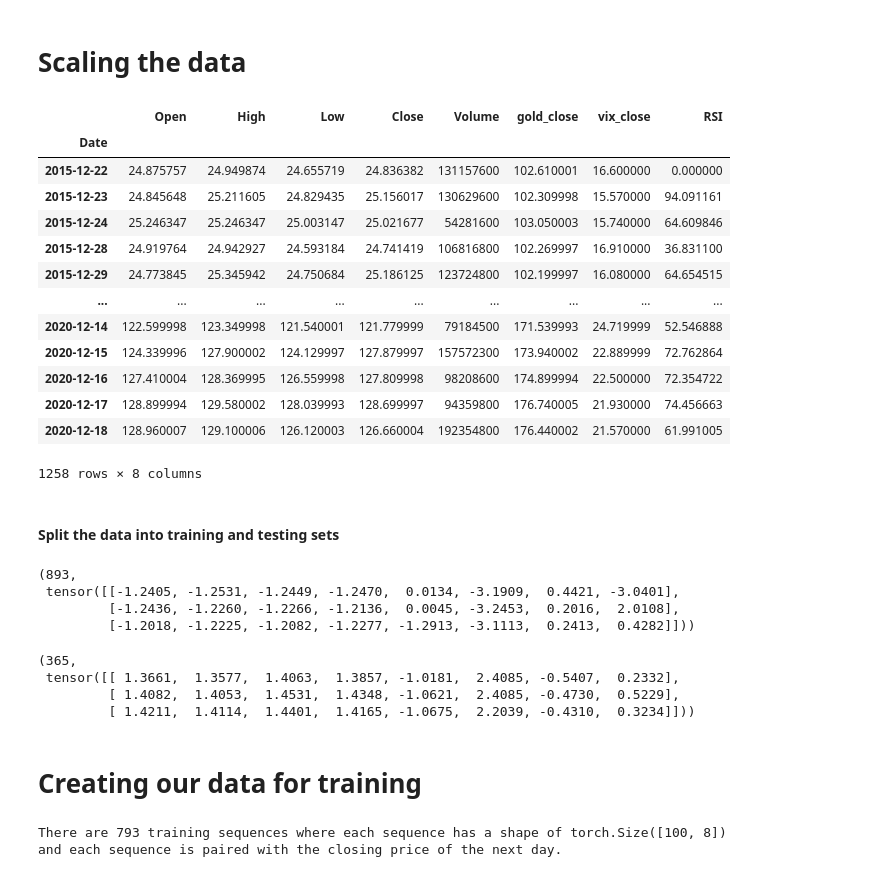
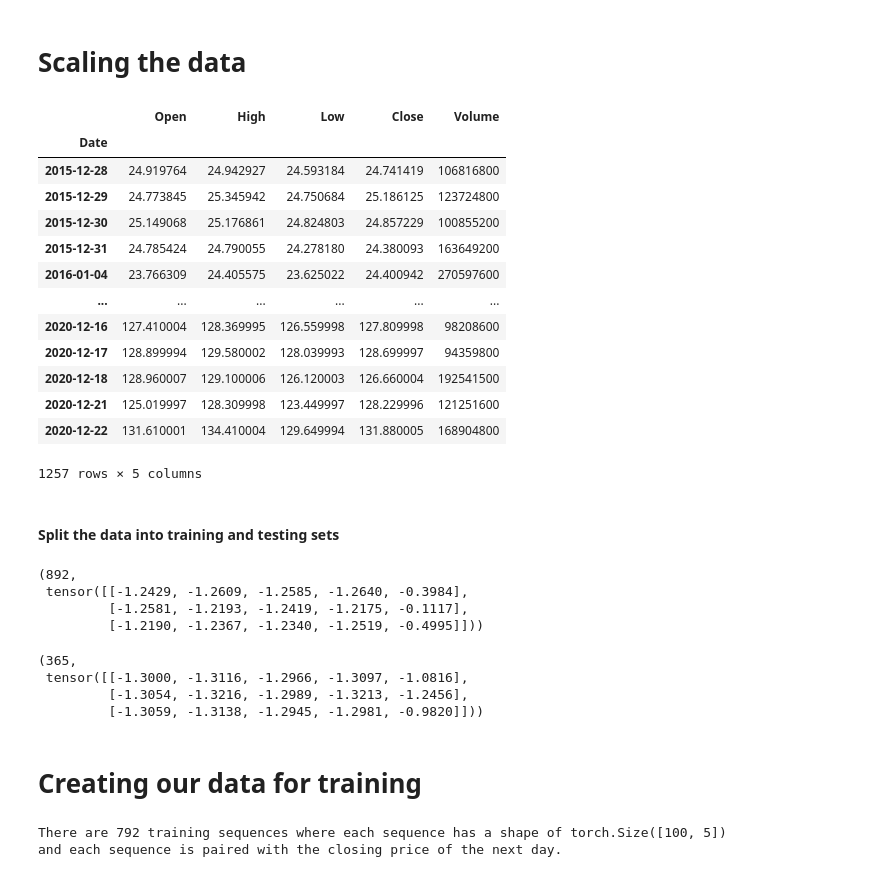
Before and after one commit to eytanohana/LSTM-for-stock-price-prediction, a Jupyter notebook: LSTM_Price_predictions.ipynb, the cells around one changed output. Cells and saved outputs as stored; diff of their text form; code cells hidden in the pictures.

```diff
--- a/LSTM_Price_predictions.ipynb
+++ b/LSTM_Price_predictions.ipynb
@@ -233,25 +233,25 @@ plt.show()
 # %% [markdown]
 # Scaling the data
 # %%
-desired_columns = ['Open', 'High', 'Low', 'Close', 'Volume', 'gold_close', 'vix_close', 'RSI']
+desired_columns = ['Open', 'High', 'Low', 'Close', 'Volume'] #, 'gold_close', 'vix_close', 'RSI']
 close_idx = desired_columns.index('Close')
 apple = apple[desired_columns]
 apple
 # %% [output]
-|  | Open | High | Low | Close | Volume | gold_close | vix_close | RSI |
-| Date |  |  |  |  |  |  |  |  |
-| 2015-12-22 | 24.875757 | 24.949874 | 24.655719 | 24.836382 | 131157600 | 102.610001 | 16.600000 | 0.000000 |
-| 2015-12-23 | 24.845648 | 25.211605 | 24.829435 | 25.156017 | 130629600 | 102.309998 | 15.570000 | 94.091161 |
-| 2015-12-24 | 25.246347 | 25.246347 | 25.003147 | 25.021677 | 54281600 | 103.050003 | 15.740000 | 64.609846 |
-| 2015-12-28 | 24.919764 | 24.942927 | 24.593184 | 24.741419 | 106816800 | 102.269997 | 16.910000 | 36.831100 |
-| 2015-12-29 | 24.773845 | 25.345942 | 24.750684 | 25.186125 | 123724800 | 102.199997 | 16.080000 | 64.654515 |
-| ... | ... | ... | ... | ... | ... | ... | ... | ... |
-| 2020-12-14 | 122.599998 | 123.349998 | 121.540001 | 121.779999 | 79184500 | 171.539993 | 24.719999 | 52.546888 |
-| 2020-12-15 | 124.339996 | 127.900002 | 124.129997 | 127.879997 | 157572300 | 173.940002 | 22.889999 | 72.762864 |
-| 2020-12-16 | 127.410004 | 128.369995 | 126.559998 | 127.809998 | 98208600 | 174.899994 | 22.500000 | 72.354722 |
-| 2020-12-17 | 128.899994 | 129.580002 | 128.039993 | 128.699997 | 94359800 | 176.740005 | 21.930000 | 74.456663 |
-| 2020-12-18 | 128.960007 | 129.100006 | 126.120003 | 126.660004 | 192354800 | 176.440002 | 21.570000 | 61.991005 |
+|  | Open | High | Low | Close | Volume |
+| Date |  |  |  |  |  |
+| 2015-12-28 | 24.919764 | 24.942927 | 24.593184 | 24.741419 | 106816800 |
+| 2015-12-29 | 24.773845 | 25.345942 | 24.750684 | 25.186125 | 123724800 |
+| 2015-12-30 | 25.149068 | 25.176861 | 24.824803 | 24.857229 | 100855200 |
+| 2015-12-31 | 24.785424 | 24.790055 | 24.278180 | 24.380093 | 163649200 |
+| 2016-01-04 | 23.766309 | 24.405575 | 23.625022 | 24.400942 | 270597600 |
+| ... | ... | ... | ... | ... | ... |
+| 2020-12-16 | 127.410004 | 128.369995 | 126.559998 | 127.809998 | 98208600 |
+| 2020-12-17 | 128.899994 | 129.580002 | 128.039993 | 128.699997 | 94359800 |
+| 2020-12-18 | 128.960007 | 129.100006 | 126.120003 | 126.660004 | 192541500 |
+| 2020-12-21 | 125.019997 | 128.309998 | 123.449997 | 128.229996 | 121251600 |
+| 2020-12-22 | 131.610001 | 134.410004 | 129.649994 | 131.880005 | 168904800 |
-1258 rows × 8 columns
+1257 rows × 5 columns
 # %% [markdown]
 #### Split the data into training and testing sets
 # %%
@@ -268,20 +268,21 @@ train_data = torch.FloatTensor(train_data).to(device)
 
 len(train_data), train_data[:3]
 # %% [output]
-(893,
- tensor([[-1.2405, -1.2531, -1.2449, -1.2470,  0.0134, -3.1909,  0.4421, -3.0401],
-         [-1.2436, -1.2260, -1.2266, -1.2136,  0.0045, -3.2453,  0.2016,  2.0108],
-         [-1.2018, -1.2225, -1.2082, -1.2277, -1.2913, -3.1113,  0.2413,  0.4282]]))
+(892,
+ tensor([[-1.2429, -1.2609, -1.2585, -1.2640, -0.3984],
+         [-1.2581, -1.2193, -1.2419, -1.2175, -0.1117],
+         [-1.2190, -1.2367, -1.2340, -1.2519, -0.4995]]))
 # %%
-test_data = scaler.transform(test_data)
+scaler = StandardScaler()
+test_data = scaler.fit_transform(test_data)
 test_data = torch.FloatTensor(test_data).to(device)
 
 len(test_data), test_data[:3]
 # %% [output]
 (365,
- tensor([[ 1.3661,  1.3577,  1.4063,  1.3857, -1.0181,  2.4085, -0.5407,  0.2332],
-         [ 1.4082,  1.4053,  1.4531,  1.4348, -1.0621,  2.4085, -0.4730,  0.5229],
-         [ 1.4211,  1.4114,  1.4401,  1.4165, -1.0675,  2.2039, -0.4310,  0.3234]]))
+ tensor([[-1.3000, -1.3116, -1.2966, -1.3097, -1.0816],
+         [-1.3054, -1.3216, -1.2989, -1.3213, -1.2456],
+         [-1.3059, -1.3138, -1.2945, -1.2981, -0.9820]]))
 # %% [markdown]
 # Creating our data for training
 # %%
@@ -291,7 +292,7 @@ train_seq = create_sequences(train_data, seq_len, close_idx)
 print(f'There are {len(train_seq)} training sequences where each sequence has a shape of {train_seq[0][0].shape}')
 print(f'and each sequence is paired with the closing price of the next day.')
 # %% [output]
-There are 793 training sequences where each sequence has a shape of torch.Size([100, 8])
+There are 792 training sequences where each sequence has a shape of torch.Size([100, 5])
 and each sequence is paired with the closing price of the next day.
 # %%
 test_seq = create_sequences(test_data, seq_len, close_idx)
```
Also changed, not shown: parts of 20 cells of this notebook.
